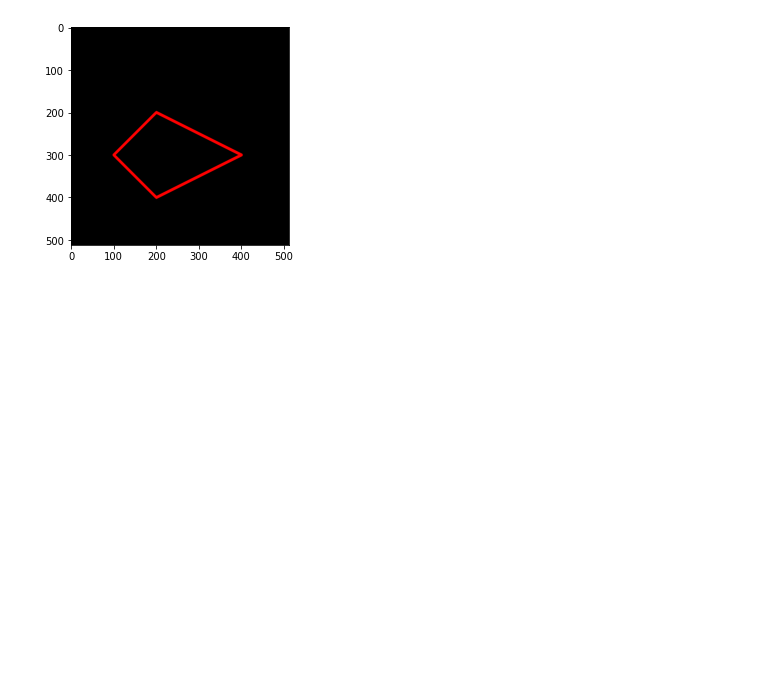
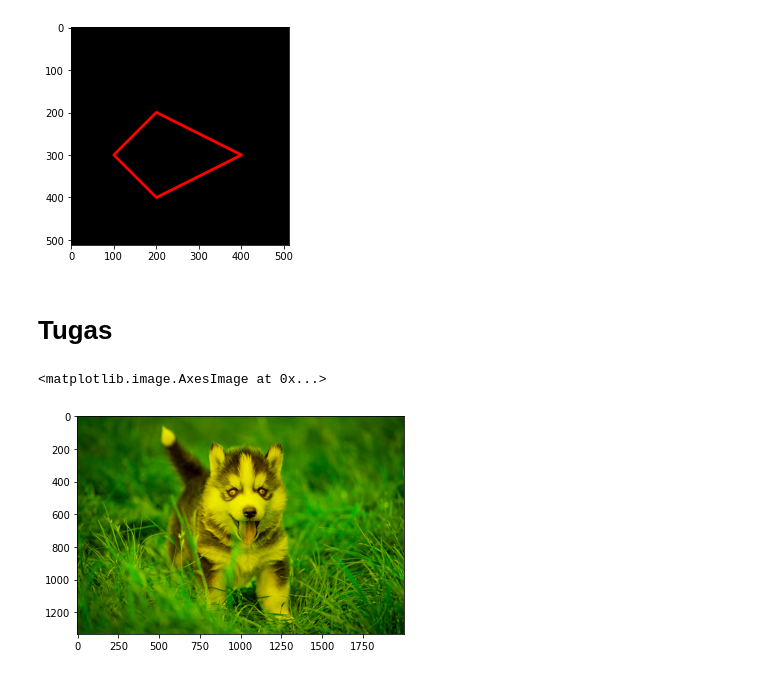
Before and after one commit to zepperinos/PCVK_Genap2023, a Jupyter notebook: Week2.ipynb, the cells around one changed output. Drawn from its saved outputs; the diff is of its cells as text; code cells hidden in the pictures; blank space fills up the shorter version.

```diff
--- a/Week2.ipynb
+++ b/Week2.ipynb
@@ -115,3 +117,16 @@ plt.imshow(black_img2)
 # %% [output]
 <matplotlib.image.AxesImage at 0x...>
 [figure]
+# %% [markdown]
+# Tugas
+# %%
+#green-blue
+import cv2
+import numpy as np
+
+img = cv.imread('/content/drive/MyDrive/husky.png')
+img[:,:,2] = np.zeros([img.shape[0], img.shape[1]])
+plt.imshow(img)
+# %% [output]
+<matplotlib.image.AxesImage at 0x...>
+[figure, added]
```
Also changed, not shown: parts of 9 cells of this notebook.
